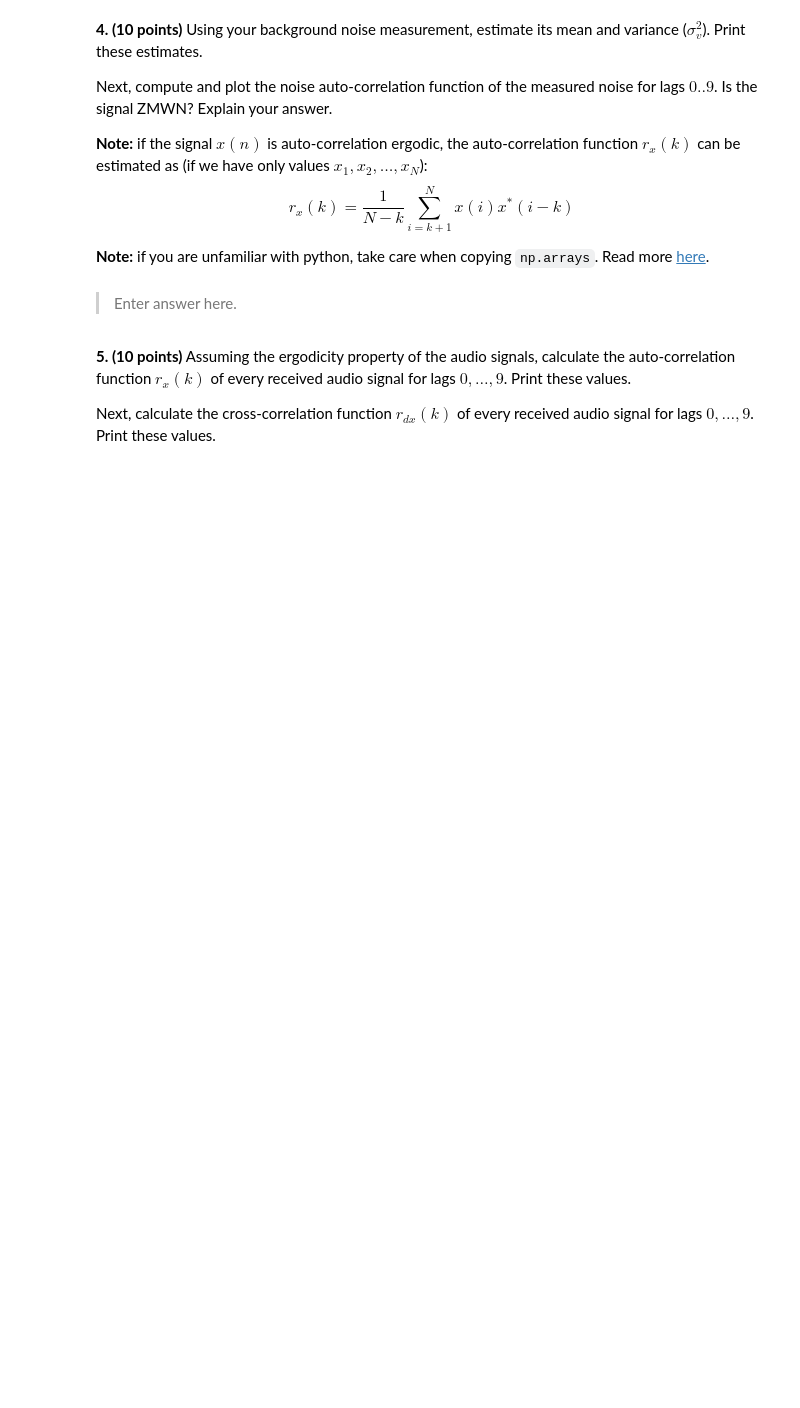
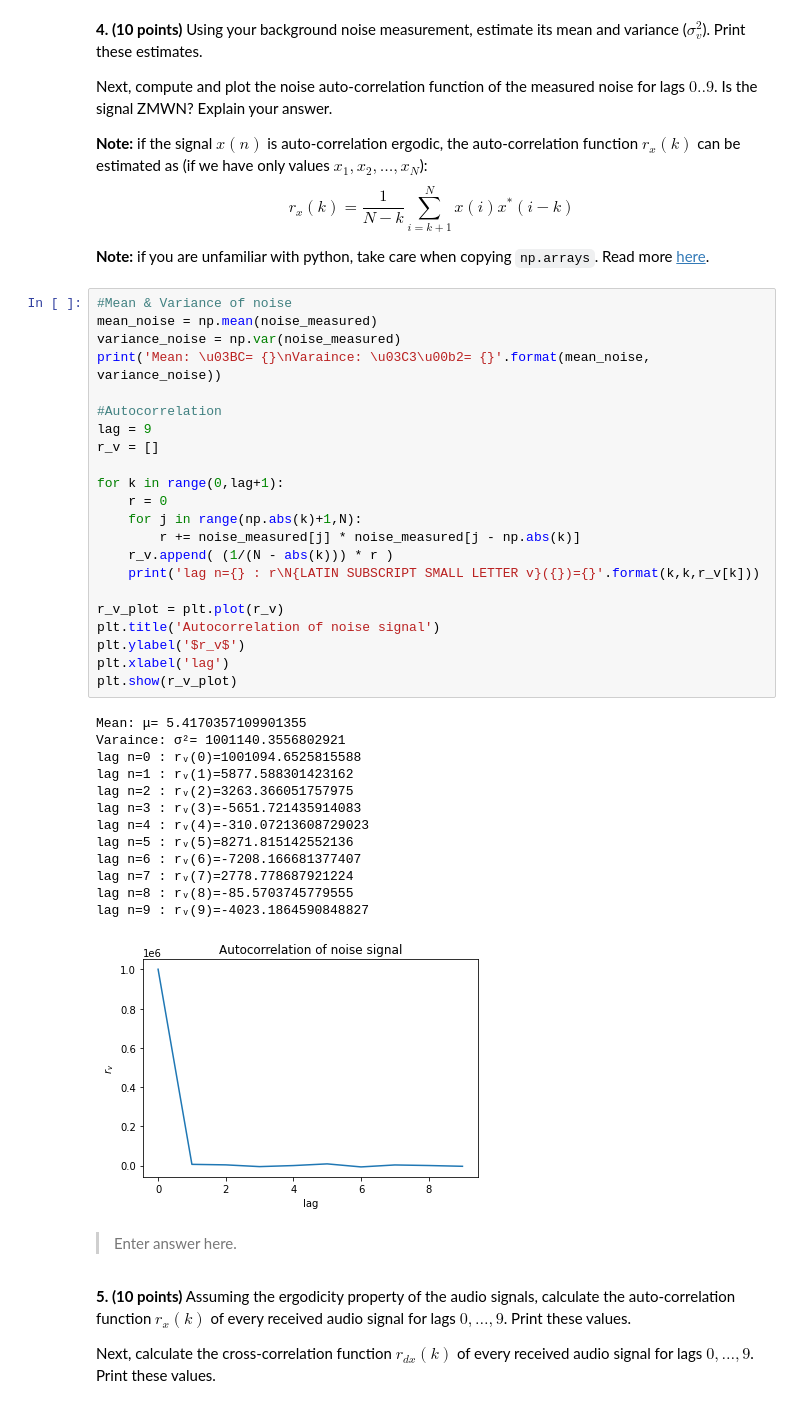
Before and after one commit to LeonGER-HH/SSP_2, a Jupyter notebook: SC42150_PythonAssignment2_Denoising_Petar.ipynb, the cells around one changed output. Drawn from its saved outputs; the diff is of its cells as text; blank space fills up the shorter version.

```diff
--- a/SC42150_PythonAssignment2_Denoising_Petar.ipynb
+++ b/SC42150_PythonAssignment2_Denoising_Petar.ipynb
@@ -184,6 +239,42 @@ $$
 $$
 
 **Note:** if you are unfamiliar with python, take care when copying `np.arrays`. Read more [here](https://numpy.org/doc/stable/reference/generated/numpy.copy.html).
+# %%
+#Mean & Variance of noise
+mean_noise = np.mean(noise_measured)
+variance_noise = np.var(noise_measured)
+print('Mean: \u03BC= {}\nVaraince: \u03C3\u00b2= {}'.format(mean_noise, variance_noise))
+
+#Autocorrelation
+lag = 9
+r_v = []
+
+for k in range(0,lag+1):
+    r = 0
+    for j in range(np.abs(k)+1,N):
+        r += noise_measured[j] * noise_measured[j - np.abs(k)]
+    r_v.append( (1/(N - abs(k))) * r )
+    print('lag n={} : r\N{LATIN SUBSCRIPT SMALL LETTER v}({})={}'.format(k,k,r_v[k]))
+
+r_v_plot = plt.plot(r_v)
+plt.title('Autocorrelation of noise signal')
+plt.ylabel('$r_v$')
+plt.xlabel('lag')
+plt.show(r_v_plot)
+# %% [output]
+Mean: μ= 5.4170357109901355
+Varaince: σ²= 1001140.3556802921
+lag n=0 : rᵥ(0)=1001094.6525815588
+lag n=1 : rᵥ(1)=5877.588301423162
+lag n=2 : rᵥ(2)=3263.366051757975
+lag n=3 : rᵥ(3)=-5651.721435914083
+lag n=4 : rᵥ(4)=-310.07213608729023
+lag n=5 : rᵥ(5)=8271.815142552136
+lag n=6 : rᵥ(6)=-7208.166681377407
+lag n=7 : rᵥ(7)=2778.778687921224
+lag n=8 : rᵥ(8)=-85.5703745779555
+lag n=9 : rᵥ(9)=-4023.1864590848827
+[figure, added]
 # %% [markdown]
 > Enter answer here.
 # %% [markdown]
```
Also changed, not shown: parts of 6 cells of this notebook.
